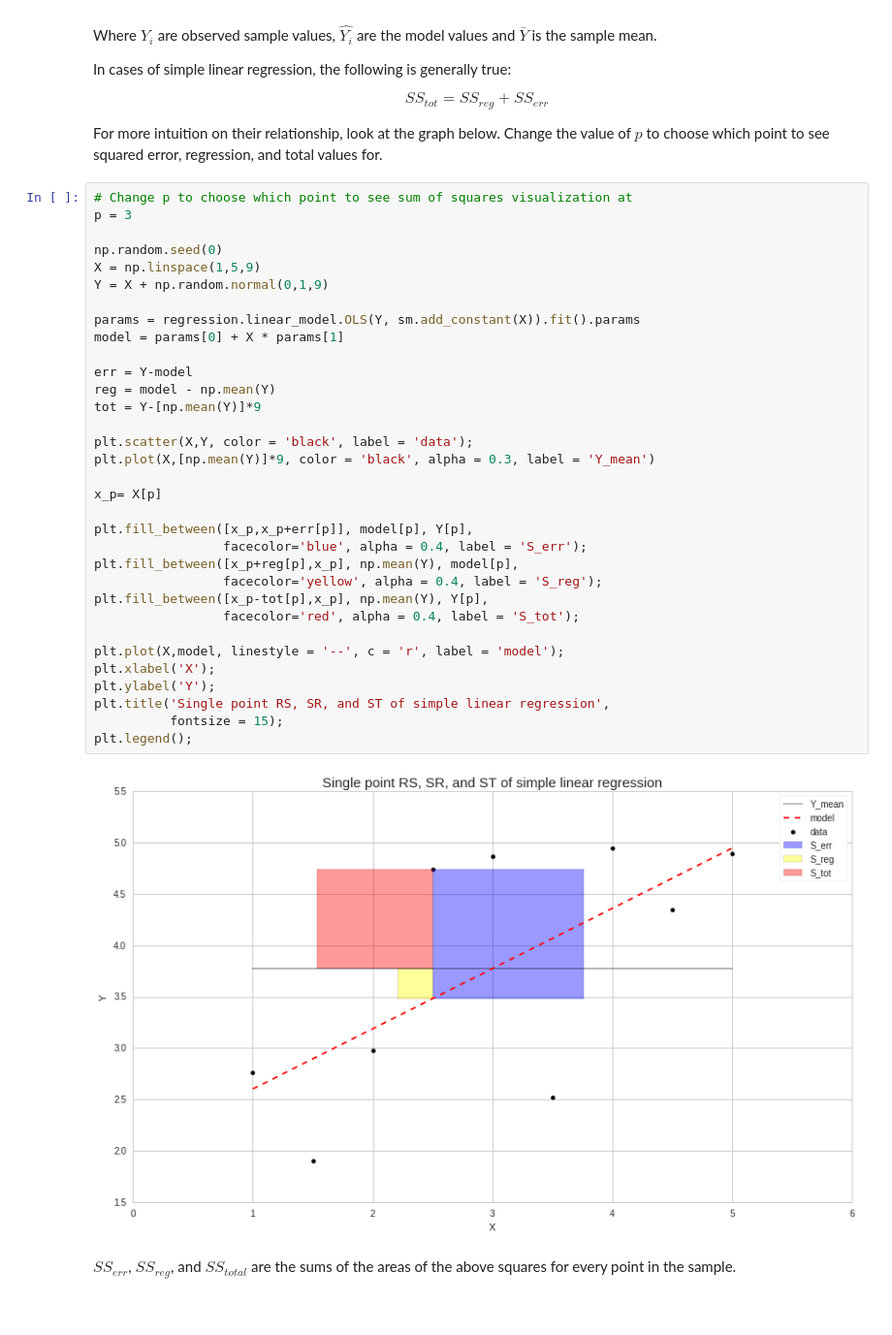
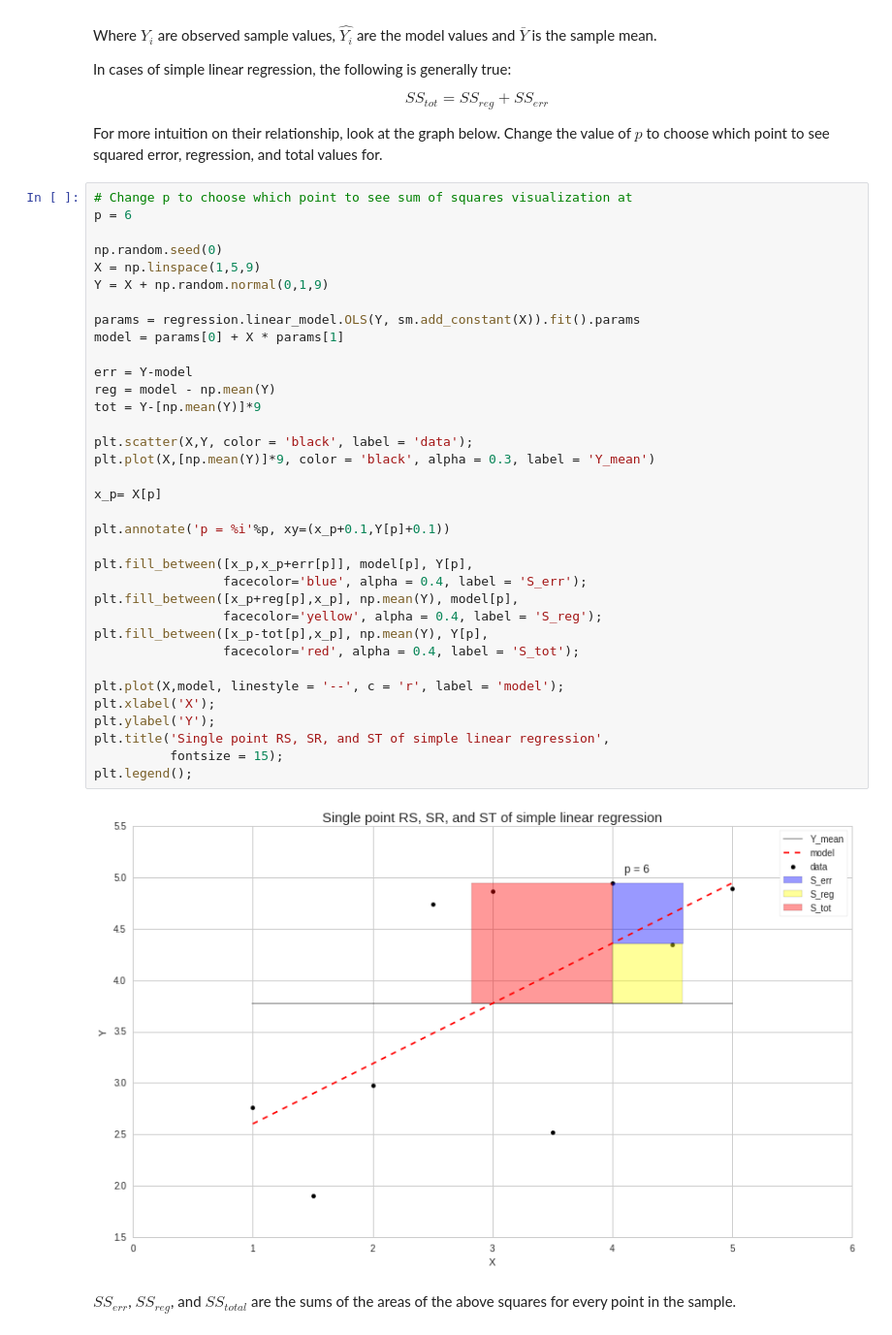
Before and after one commit to quantopian/research_public, a Jupyter notebook: notebooks/lectures/Model_Validation/notebook.ipynb, the cells around one changed output. Shown at 97% size. Drawn from its saved outputs; the diff is of its cells as text.

```diff
--- a/notebooks/lectures/Model_Validation/notebook.ipynb
+++ b/notebooks/lectures/Model_Validation/notebook.ipynb
@@ -106,39 +106,41 @@ $$ SS_{tot} = SS_{reg} + SS_{err} $$
 For more intuition on their relationship, look at the graph below. Change the value of $p$ to choose which point to see squared error, regression, and total values for.
 # %%
 # Change p to choose which point to see sum of squares visualization at
-p = 3
+p = 6
 
 np.random.seed(0)
 X = np.linspace(1,5,9)
 Y = X + np.random.normal(0,1,9)
 
 params = regression.linear_model.OLS(Y, sm.add_constant(X)).fit().params
 model = params[0] + X * params[1]
 
 err = Y-model
 reg = model - np.mean(Y)
 tot = Y-[np.mean(Y)]*9
 
 plt.scatter(X,Y, color = 'black', label = 'data');
 plt.plot(X,[np.mean(Y)]*9, color = 'black', alpha = 0.3, label = 'Y_mean')
 
 x_p= X[p]
 
+plt.annotate('p = %i'%p, xy=(x_p+0.1,Y[p]+0.1))
+
 plt.fill_between([x_p,x_p+err[p]], model[p], Y[p],
                  facecolor='blue', alpha = 0.4, label = 'S_err');
 plt.fill_between([x_p+reg[p],x_p], np.mean(Y), model[p],
                  facecolor='yellow', alpha = 0.4, label = 'S_reg');
 plt.fill_between([x_p-tot[p],x_p], np.mean(Y), Y[p],
                  facecolor='red', alpha = 0.4, label = 'S_tot');
 
 plt.plot(X,model, linestyle = '--', c = 'r', label = 'model');
 plt.xlabel('X');
 plt.ylabel('Y');
 plt.title('Single point RS, SR, and ST of simple linear regression',
           fontsize = 15);
 plt.legend();
 # %% [output]
-[figure, old version]
+[figure, new version]
 # %% [markdown]
 $SS_{err}$, $SS_{reg}$, and $SS_{total}$ are the sums of the areas of the above squares for every point in the sample.
 # %% [markdown]
```
Also changed, not shown: parts of 4 cells of this notebook, 1 other file.
